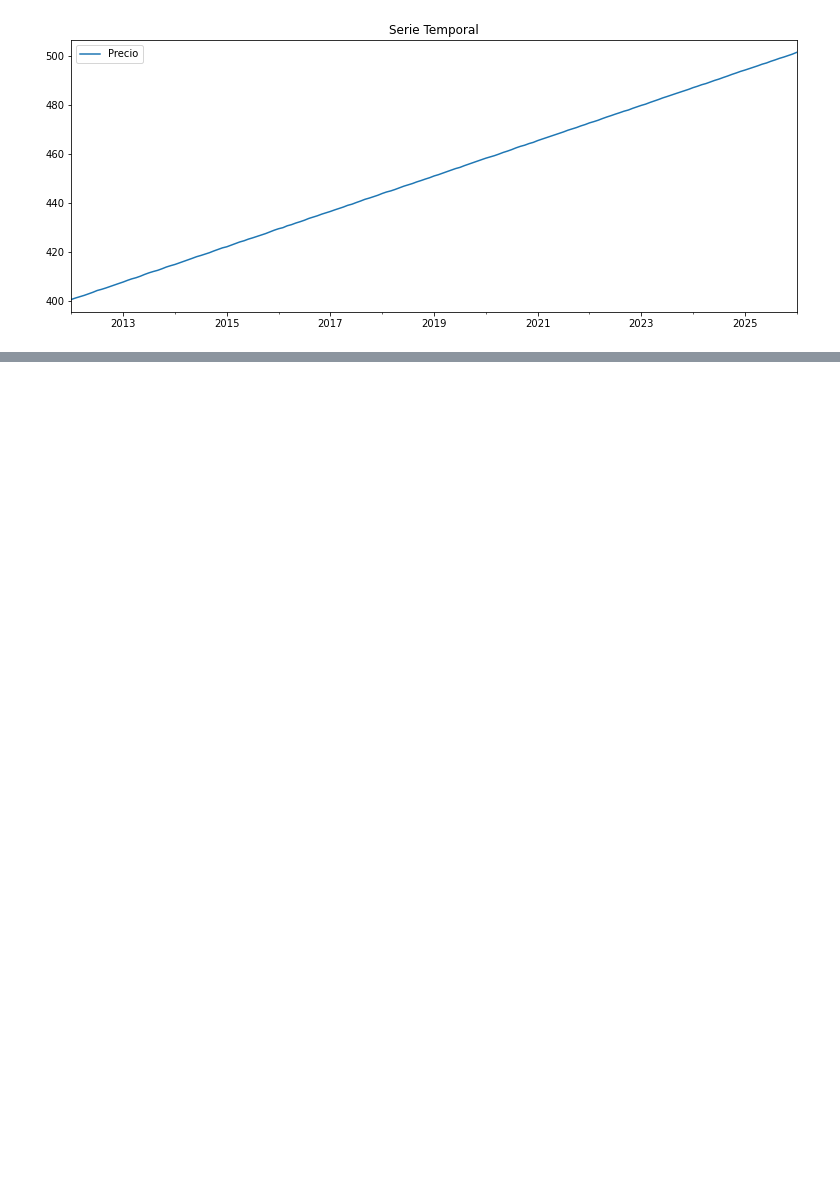
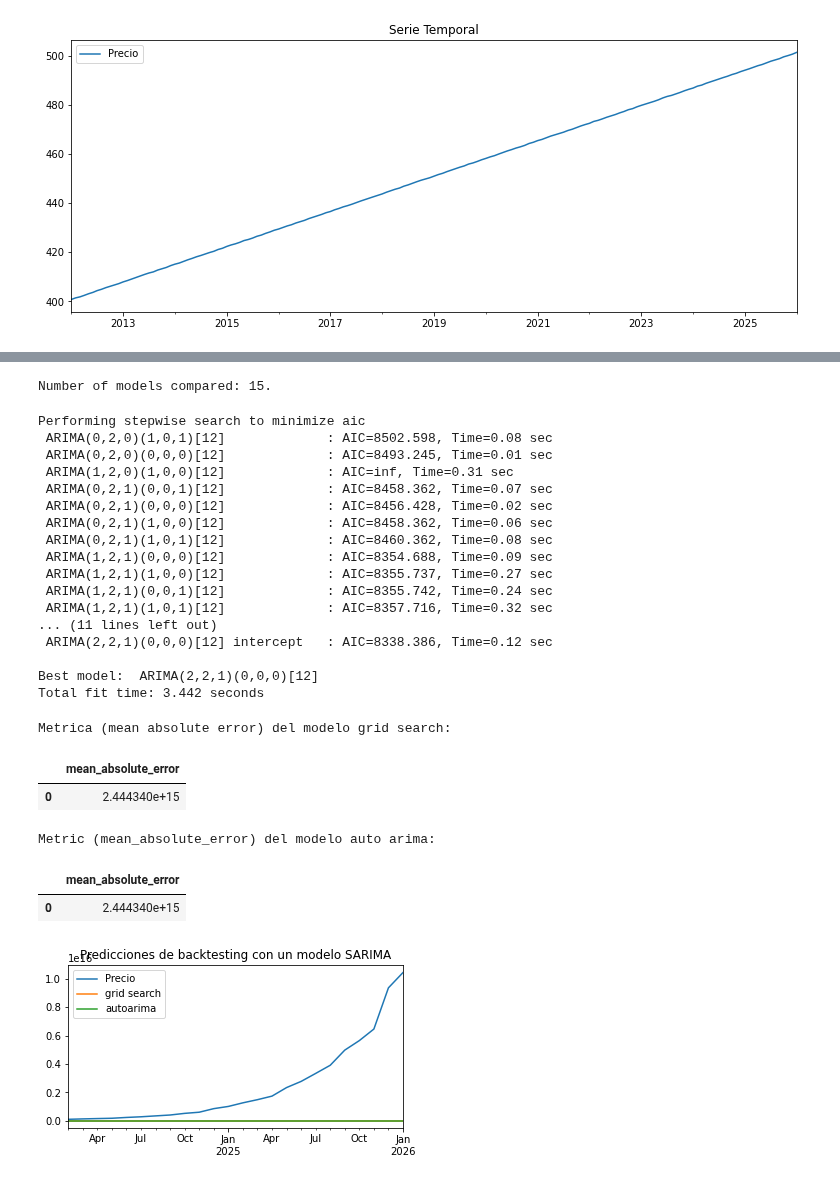
Before and after one commit to davidraamirez/drift-detection_data-augmentation, a Jupyter notebook: validacion/Comprobacion_autorregresivos.ipynb, the cells around one changed output, grey strips where cells are left out. Saved outputs shown, nothing was run; the diff lists cells and outputs as text; code cells hidden in the pictures; blank space fills up the shorter version.

```diff
--- a/validacion/Comprobacion_autorregresivos.ipynb
+++ b/validacion/Comprobacion_autorregresivos.ipynb
@@ -291,0 +192,28 @@ Metric (mean_absolute_error) del modelo auto arima:
+# %%
+prediccion_autorregresivos(df2,df2_train,fin_train)
+# %% [output]
+Number of models compared: 15.
+Performing stepwise search to minimize aic
+ ARIMA(0,2,0)(1,0,1)[12]             : AIC=8502.598, Time=0.08 sec
+ ARIMA(0,2,0)(0,0,0)[12]             : AIC=8493.245, Time=0.01 sec
+ ARIMA(1,2,0)(1,0,0)[12]             : AIC=inf, Time=0.31 sec
+ ARIMA(0,2,1)(0,0,1)[12]             : AIC=8458.362, Time=0.07 sec
+ ARIMA(0,2,1)(0,0,0)[12]             : AIC=8456.428, Time=0.02 sec
+ ARIMA(0,2,1)(1,0,0)[12]             : AIC=8458.362, Time=0.06 sec
+ ARIMA(0,2,1)(1,0,1)[12]             : AIC=8460.362, Time=0.08 sec
+ ARIMA(1,2,1)(0,0,0)[12]             : AIC=8354.688, Time=0.09 sec
+ ARIMA(1,2,1)(1,0,0)[12]             : AIC=8355.737, Time=0.27 sec
+ ARIMA(1,2,1)(0,0,1)[12]             : AIC=8355.742, Time=0.24 sec
+ ARIMA(1,2,1)(1,0,1)[12]             : AIC=8357.716, Time=0.32 sec
+... (11 lines left out)
+ ARIMA(2,2,1)(0,0,0)[12] intercept   : AIC=8338.386, Time=0.12 sec
+
+Best model:  ARIMA(2,2,1)(0,0,0)[12]
+Total fit time: 3.442 seconds
+Metrica (mean absolute error) del modelo grid search:
+|  | mean_absolute_error |
+| 0 | 2.444340e+15 |
+Metric (mean_absolute_error) del modelo auto arima:
+|  | mean_absolute_error |
+| 0 | 2.444340e+15 |
+[figure, added]
```
Also changed, not shown: parts of 30 cells of this notebook.
